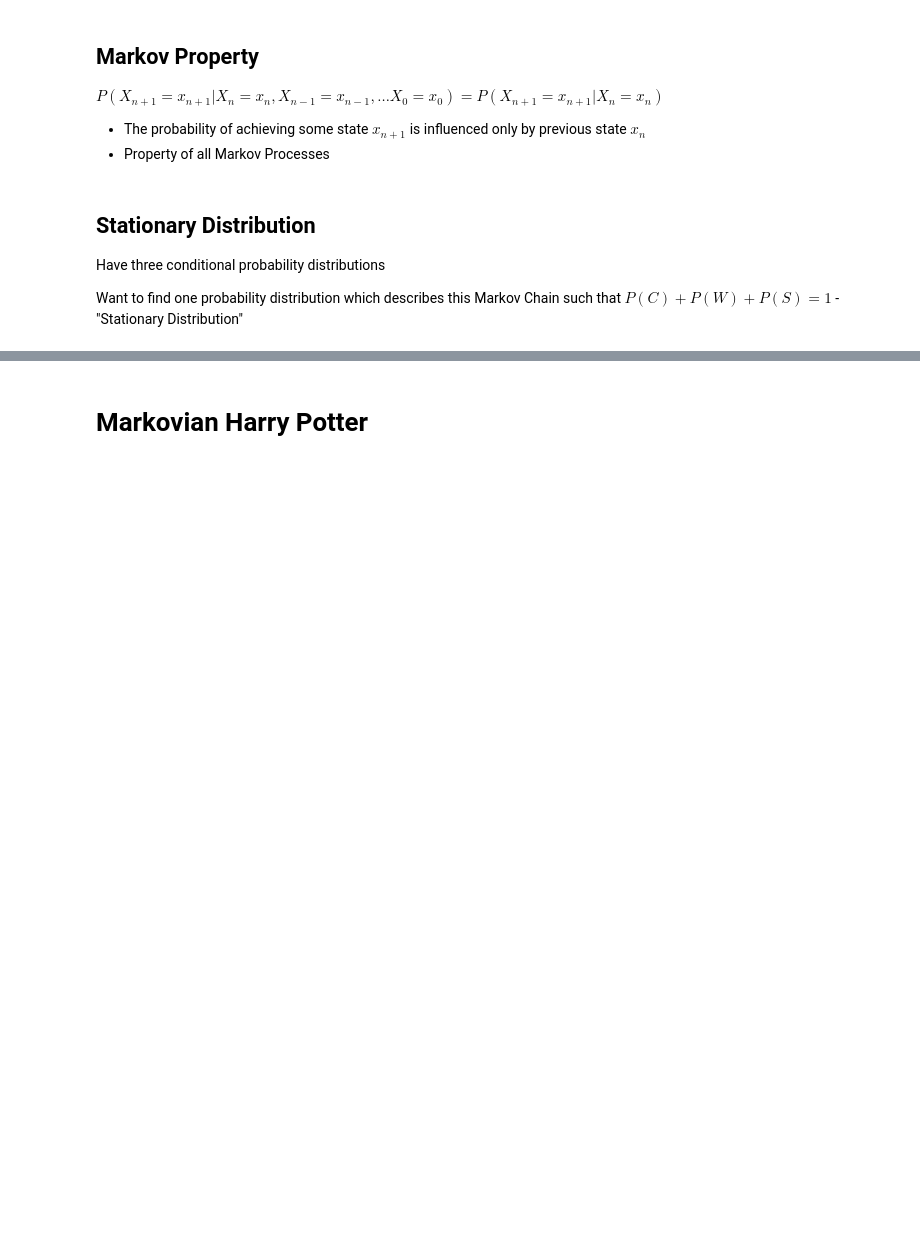
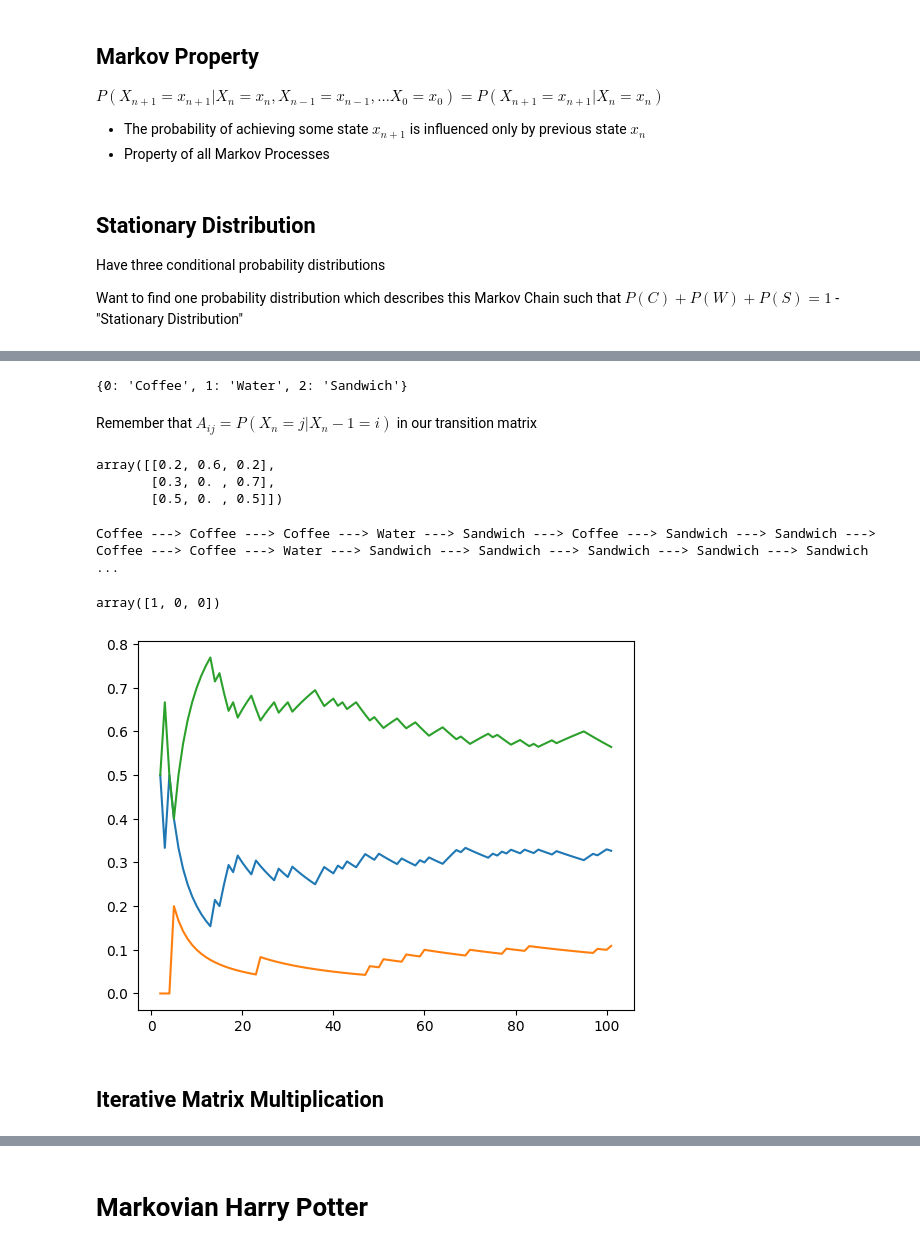
Before and after one commit to QuantFinanceSocietySouthampton/QuantFinanceModel, a Jupyter notebook: Adethya_Workshop.ipynb, the cells around one changed output, grey strips where cells are left out. Saved outputs shown, nothing was run; the diff lists cells and outputs as text; code cells hidden in the pictures; blank space fills up the shorter version.

```diff
--- a/Adethya_Workshop.ipynb
+++ b/Adethya_Workshop.ipynb
@@ -229,0 +236,61 @@ $
+# %%
+import numpy as np
+import matplotlib.pyplot as plt
+
+state = {
+    0 : "Coffee",
+    1 : "Water",
+    2 : "Sandwich"
+}
+state
+# %% [output]
+{0: 'Coffee', 1: 'Water', 2: 'Sandwich'}
+# %% [markdown]
+Remember that $A_{ij} = P(X_n = j | X_n-1 = i)$ in our transition matrix
+# %%
+A = np.array([[0.2, 0.6, 0.2], [0.3, 0.0, 0.7], [0.5, 0.0, 0.5]])
+A
+# %% [output]
+array([[0.2, 0.6, 0.2],
+       [0.3, 0. , 0.7],
+       [0.5, 0. , 0.5]])
+# %%
+start_state = 0
+curr_state = start_state
+print(state[curr_state], "--->", end=" ")
+
+for i in range(0, 20):
+    curr_state = np.random.choice([0, 1, 2], p=A[curr_state])
+    print(state[curr_state], "--->", end=" ")
+print("end")
+# %% [output]
+Coffee ---> Coffee ---> Coffee ---> Water ---> Sandwich ---> Coffee ---> Sandwich ---> Sandwich ---> Coffee ---> Coffee ---> Water ---> Sandwich ---> Sandwich ---> Sandwich ---> Sandwich ---> Sandwich ...
+# %%
+start_state = 0
+curr_state = start_state
+count = np.array([0, 0, 0])
+count[start_state] = 1
+count
+# %% [output]
+array([1, 0, 0])
+# %%
+C = []
+W = []
+S = []
+Y = []
+
+for i in range(0, 100):
+    curr_state = np.random.choice([0,1,2], p=A[curr_state])
+    count[curr_state] += 1
+    if i % 1**2 == 0:
+        C.append(count[0]/np.sum(count))
+        W.append(count[1]/np.sum(count))
+        S.append(count[2]/np.sum(count))
+        Y.append(np.sum(count))
+
+plt.plot(Y, C, Y, W, Y, S)
+plt.show()
+# %% [output]
+[figure, added]
+# %% [markdown]
+## Iterative Matrix Multiplication
```
Also changed, not shown: parts of 9 cells of this notebook.
